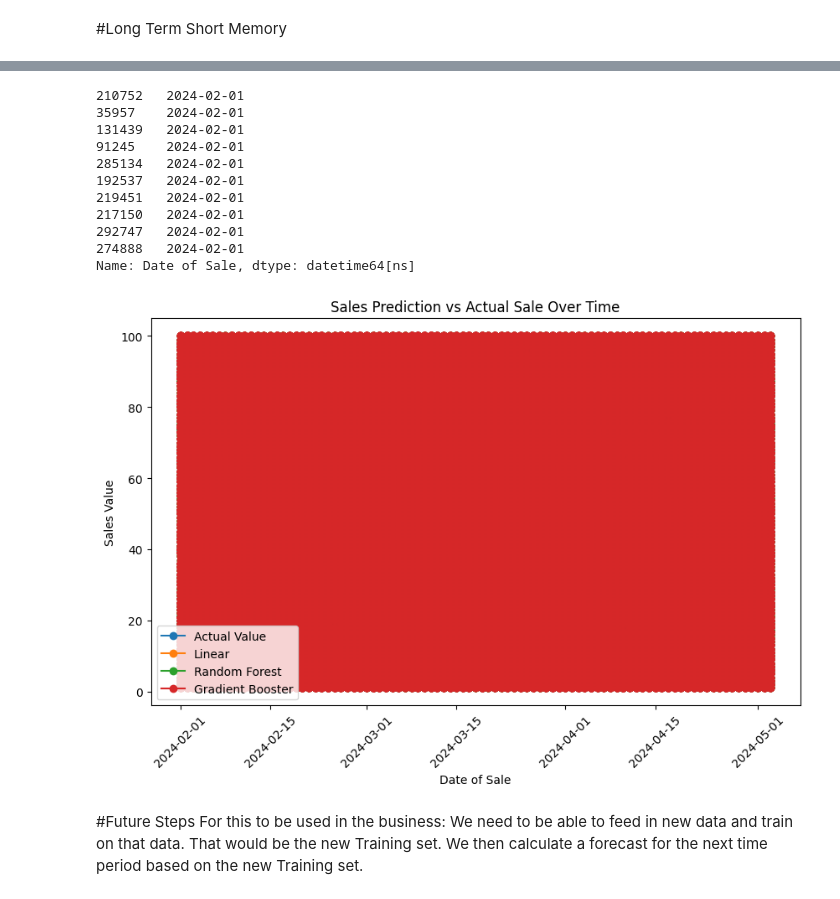
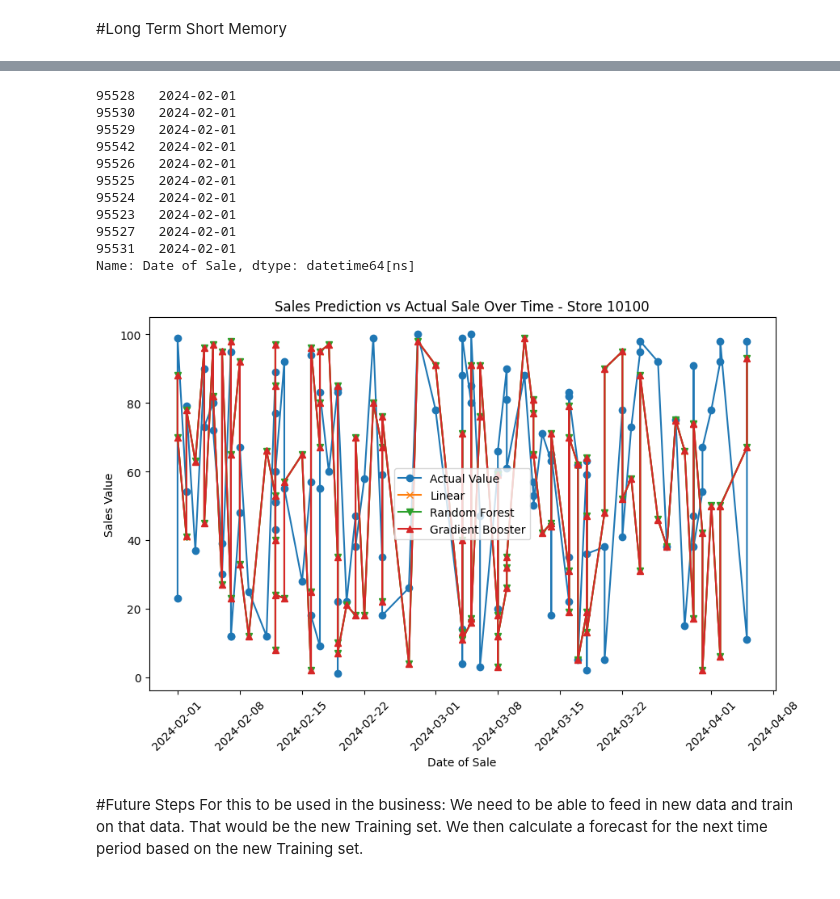
Before and after one commit to kevinhoffmanglyde/oxfordgenaigroup2, a Jupyter notebook: Group2EndtoEnd.ipynb, the cells around one changed output, grey strips where cells are left out. Saved outputs shown, nothing was run; the diff lists cells and outputs as text; code cells hidden in the pictures.

```diff
--- a/Group2EndtoEnd.ipynb
+++ b/Group2EndtoEnd.ipynb
@@ -25,7 +25,7 @@ Authenticated
 # %% [markdown]
 #Get the data
 # %%
-df = pd.read_csv('gdrive/MyDrive/synt_data.csv')
+df = pd.read_csv('gdrive/MyDrive/synt_data_500k.csv')
 # %% [markdown]
 #Check the data is there
 # %%
@@ -617,40 +574,54 @@ print(predictionLSTM)
 # %%
 # Create the plot
 from datetime import datetime
 X_Test['Date of Sale'] = pd.to_datetime(X_Test[['Year', 'Month', 'Day']])
 print(X_Test['Date of Sale'].head(10))
+
+merged_df = pd.merge(X_Test, Y_Test, left_index=True, right_index=True)
+filtered_df = merged_df[merged_df['Store ID'] == 10100]
+df_1d = pd.DataFrame(predictionsLR, columns=['Prediction'])
+df_1d2 = pd.DataFrame(predictionsRF, columns=['PredictionRF'])
+df_1d3 = pd.DataFrame(predGB, columns=['PredictionGB'])
+merged_df2 = pd.merge(X_Test, df_1d, left_index=True, right_index=True)
+filtered_df2 = merged_df2[merged_df2['Store ID'] == 10100]
+merged_df3 = pd.merge(X_Test, df_1d2, left_index=True, right_index=True)
+filtered_df3 = merged_df3[merged_df3['Store ID'] == 10100]
+merged_df4 = pd.merge(X_Test, df_1d3, left_index=True, right_index=True)
+filtered_df4 = merged_df4[merged_df4['Store ID'] == 10100]
+
+
 #X_Test['Date of Sale'] = pd.to_datetime(str(X_Test['Year']) + '-' + str(X_Test['Month']) + '-' + str(X_Test['Day']))
 plt.figure(figsize=(10, 6))  # Set the figure size= modelLR.predict(X_Test)
-plt.plot(X_Test['Date of Sale'] , Y_Test, label='Actual Value', marker='o')  # Plot Sales Prediction
-plt.plot(X_Test['Date of Sale'] , predictionsLR, label='Linear', marker='o')  # Plot Sales Prediction
-plt.plot(X_Test['Date of Sale'] , predictionsRF, label='Random Forest', marker='o')  # Plot Sales Prediction
-plt.plot(X_Test['Date of Sale'] , predGB, label='Gradient Booster', marker='o')  # Plot Sales Prediction
-#plt.plot(X_Test['Date of Sale'] , predictionLSTM, label='Long Term Short Memory', marker='x')  # Plot Sales Prediction
+plt.plot(filtered_df['Date of Sale'] , filtered_df['Units Sold_y'], label='Actual Value', marker='o')  # Plot Sales Prediction
+plt.plot(filtered_df2['Date of Sale'] , filtered_df2['Prediction'], label='Linear', marker='x')  # Plot Sales Prediction
+plt.plot(filtered_df3['Date of Sale'] , filtered_df3['PredictionRF'], label='Random Forest', marker='v')  # Plot Sales Prediction
+plt.plot(filtered_df4['Date of Sale'] , filtered_df4['PredictionGB'], label='Gradient Booster', marker='^')  # Plot Sales Prediction
+#plt.plot(X_Test['Month'] , predictionLSTM, label='Long Term Short Memory', marker='x')  # Plot Sales Prediction
 
 # Adding titles and labels
-plt.title('Sales Prediction vs Actual Sale Over Time')
+plt.title('Sales Prediction vs Actual Sale Over Time - Store 10100')
 plt.xlabel('Date of Sale')
 plt.ylabel('Sales Value')
 plt.xticks(rotation=45)  # Rotate date labels for better readability
 
 # Adding legend
 plt.legend()
 
 # Show the plot
 plt.show()
 # %% [output]
-210752   2024-02-01
-35957    2024-02-01
-131439   2024-02-01
-91245    2024-02-01
-285134   2024-02-01
-192537   2024-02-01
-219451   2024-02-01
-217150   2024-02-01
-292747   2024-02-01
-274888   2024-02-01
+95528   2024-02-01
+95530   2024-02-01
+95529   2024-02-01
+95542   2024-02-01
+95526   2024-02-01
+95525   2024-02-01
+95524   2024-02-01
+95523   2024-02-01
+95527   2024-02-01
+95531   2024-02-01
 Name: Date of Sale, dtype: datetime64[ns]
-[figure, old version]
+[figure, new version]
 # %% [markdown]
 #Future Steps
 For this to be used in the business:
```
Also changed, not shown: parts of 28 cells of this notebook.
